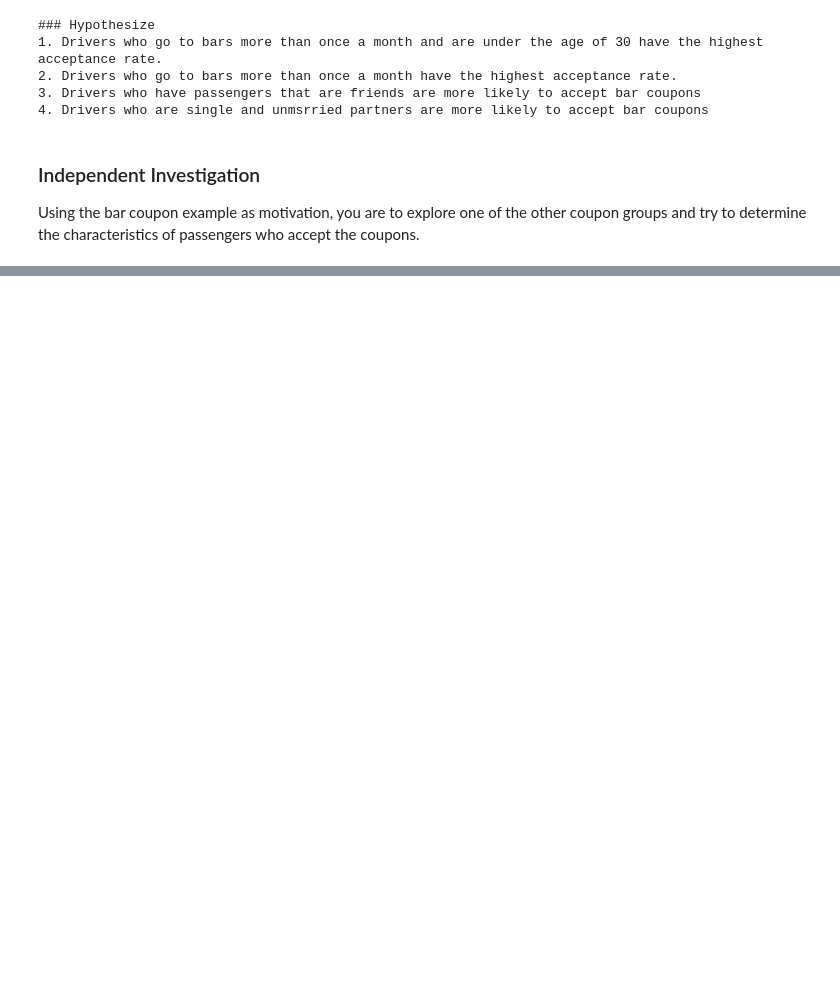
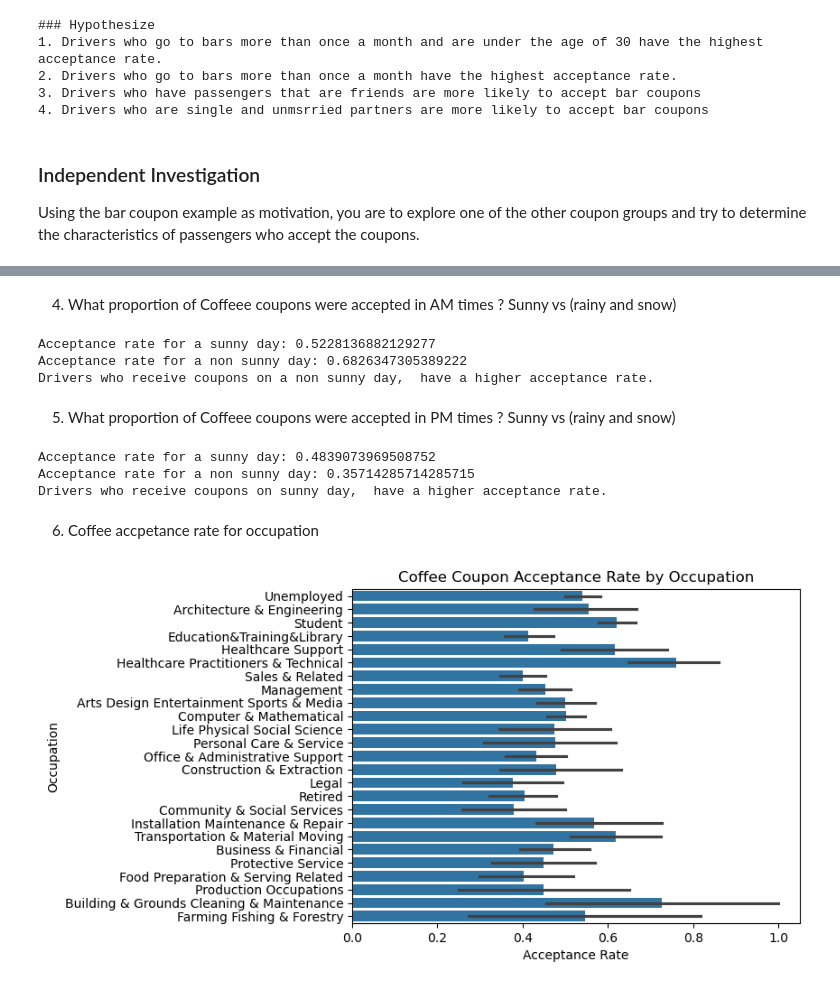
Before and after one commit to kiranal/Assignment_5_1, a Jupyter notebook: prompt.ipynb, the cells around one changed output, grey strips where cells are left out. Drawn from its saved outputs; the diff is of its cells as text; code cells hidden in the pictures; blank space fills up the shorter version.

```diff
--- a/prompt.ipynb
+++ b/prompt.ipynb
@@ -448,0 +464,4 @@ Using the bar coupon example as motivation, you are to explore one of the other
+# %%
+coffee_coupons = clean_data[clean_data['coupon'] == 'Coffee House']
+coffee_coupons.head()
+print(coffee_coupons)
@@ -448,0 +530,66 @@ Using the bar coupon example as motivation, you are to explore one of the other
+# %% [markdown]
+4. What proportion of Coffeee coupons were accepted in AM times ? Sunny vs (rainy and snow)
+# %%
+#sunny group
+coffee_suuny_AM_grpup = coffee_coupons[(coffee_coupons['weather'] == 'Sunny') &
+                                    (coffee_coupons['time'].isin(AM))]
+coffee_suuny_AM_acceptance_rate = coffee_suuny_AM_grpup['Y'].mean()
+print(f"Acceptance rate for a sunny day: {coffee_suuny_AM_acceptance_rate}")
+
+#non sunny group
+coffee_non_suuny_AM_grpup = coffee_coupons[(coffee_coupons['weather'] != 'Sunny')&
+                                    (coffee_coupons['time'].isin(AM))]
+coffee_non_suuny_AM_acceptance_rate = coffee_non_suuny_AM_grpup['Y'].mean()
+print(f"Acceptance rate for a non sunny day: {coffee_non_suuny_AM_acceptance_rate}")
+
+
+# Compare acceptance rates
+if coffee_suuny_AM_acceptance_rate > coffee_non_suuny_AM_acceptance_rate:
+    print("Drivers who receive coupons on sunny day,  have a higher acceptance rate.")
+elif coffee_suuny_AM_acceptance_rate < coffee_non_suuny_AM_acceptance_rate:
+    print("Drivers who receive coupons on a non sunny day,  have a higher acceptance rate.")
+else:
+    print("Both groups have the same acceptance rate.")
+# %% [output]
+Acceptance rate for a sunny day: 0.5228136882129277
+Acceptance rate for a non sunny day: 0.6826347305389222
+Drivers who receive coupons on a non sunny day,  have a higher acceptance rate.
+# %% [markdown]
+5. What proportion of Coffeee coupons were accepted in PM times ? Sunny vs (rainy and snow)
+# %%
+#sunny group
+coffee_suuny_PM_grpup = coffee_coupons[(coffee_coupons['weather'] == 'Sunny') &
+                                    (coffee_coupons['time'].isin(PM))]
+coffee_suuny_PM_acceptance_rate = coffee_suuny_PM_grpup['Y'].mean()
+print(f"Acceptance rate for a sunny day: {coffee_suuny_PM_acceptance_rate}")
+
+#non sunny group
+coffee_non_suuny_PM_grpup = coffee_coupons[(coffee_coupons['weather'] != 'Sunny')&
+                                    (coffee_coupons['time'].isin(PM))]
+coffee_non_suuny_PM_acceptance_rate = coffee_non_suuny_PM_grpup['Y'].mean()
+print(f"Acceptance rate for a non sunny day: {coffee_non_suuny_PM_acceptance_rate}")
+
+
+# Compare acceptance rates
+if coffee_suuny_PM_acceptance_rate > coffee_non_suuny_PM_acceptance_rate:
+    print("Drivers who receive coupons on sunny day,  have a higher acceptance rate.")
+elif coffee_suuny_PM_acceptance_rate < coffee_non_suuny_PM_acceptance_rate:
+    print("Drivers who receive coupons on a non sunny day,  have a higher acceptance rate.")
+else:
+    print("Both groups have the same acceptance rate.")
+# %% [output]
+Acceptance rate for a sunny day: 0.4839073969508752
+Acceptance rate for a non sunny day: 0.35714285714285715
+Drivers who receive coupons on sunny day,  have a higher acceptance rate.
+# %% [markdown]
+6. Coffee accpetance rate for occupation
+# %%
+#group bar plot for occupation
+sns.barplot(data=coffee_coupons, y='occupation', x='Y',  orient='h')
+plt.title('Coffee Coupon Acceptance Rate by Occupation')
+plt.xlabel('Acceptance Rate')
+plt.ylabel('Occupation')
+plt.savefig('.//Images/Coffee_Occupation.png')
+plt.show()
+# %% [output]
+[figure, added]
```
Also changed, not shown: parts of 20 cells of this notebook, 3 other files.
